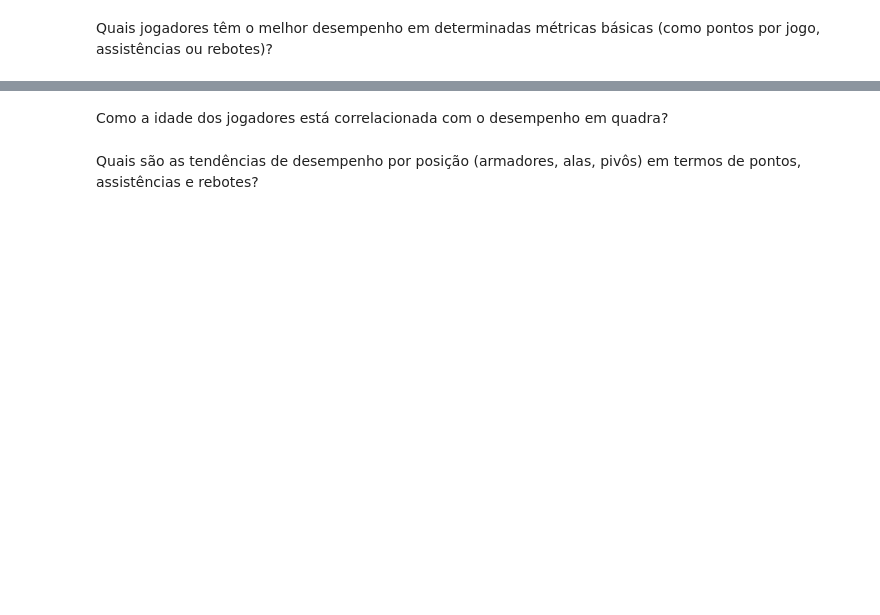
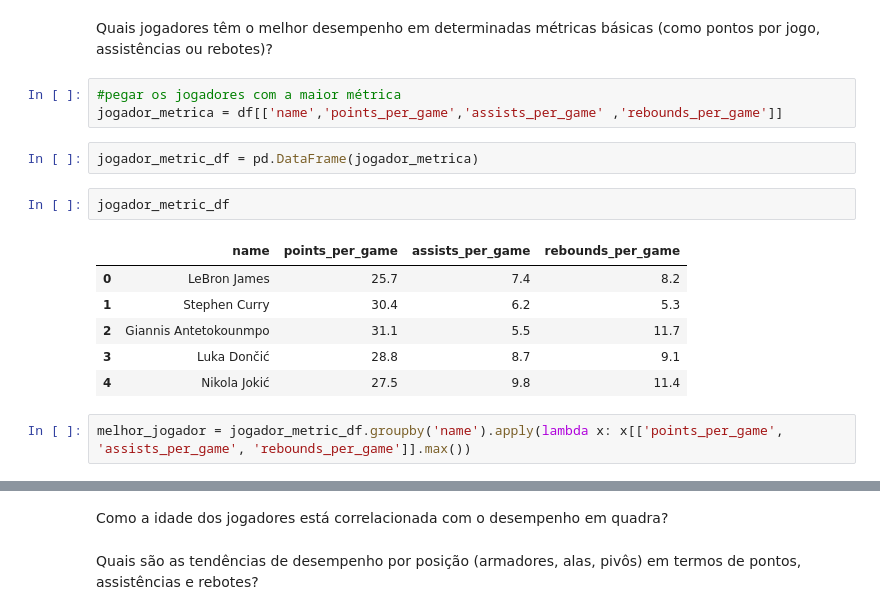
Before and after one commit to jeniferGoncalvesDaSilvaDev/Nba_players_analysis, a Jupyter notebook: Nba_stats_analysis.ipynb, the cells around one changed output, grey strips where cells are left out. Cells and saved outputs as stored; diff of their text form; blank space fills up the shorter version.

```diff
--- a/Nba_stats_analysis.ipynb
+++ b/Nba_stats_analysis.ipynb
@@ -79,2 +72,18 @@ print(df)
 # %% [markdown]
 Quais jogadores têm o melhor desempenho em determinadas métricas básicas (como pontos por jogo, assistências ou rebotes)?
+# %%
+#pegar os jogadores com a maior métrica
+jogador_metrica = df[['name','points_per_game','assists_per_game' ,'rebounds_per_game']]
+# %%
+jogador_metric_df = pd.DataFrame(jogador_metrica)
+# %%
+jogador_metric_df
+# %% [output]
+|  | name | points_per_game | assists_per_game | rebounds_per_game |
+| 0 | LeBron James | 25.7 | 7.4 | 8.2 |
+| 1 | Stephen Curry | 30.4 | 6.2 | 5.3 |
+| 2 | Giannis Antetokounmpo | 31.1 | 5.5 | 11.7 |
+| 3 | Luka Dončić | 28.8 | 8.7 | 9.1 |
+| 4 | Nikola Jokić | 27.5 | 9.8 | 11.4 |
+# %%
+melhor_jogador = jogador_metric_df.groupby('name').apply(lambda x: x[['points_per_game', 'assists_per_game', 'rebounds_per_game']].max())
```
Also changed, not shown: parts of 2 cells of this notebook.
